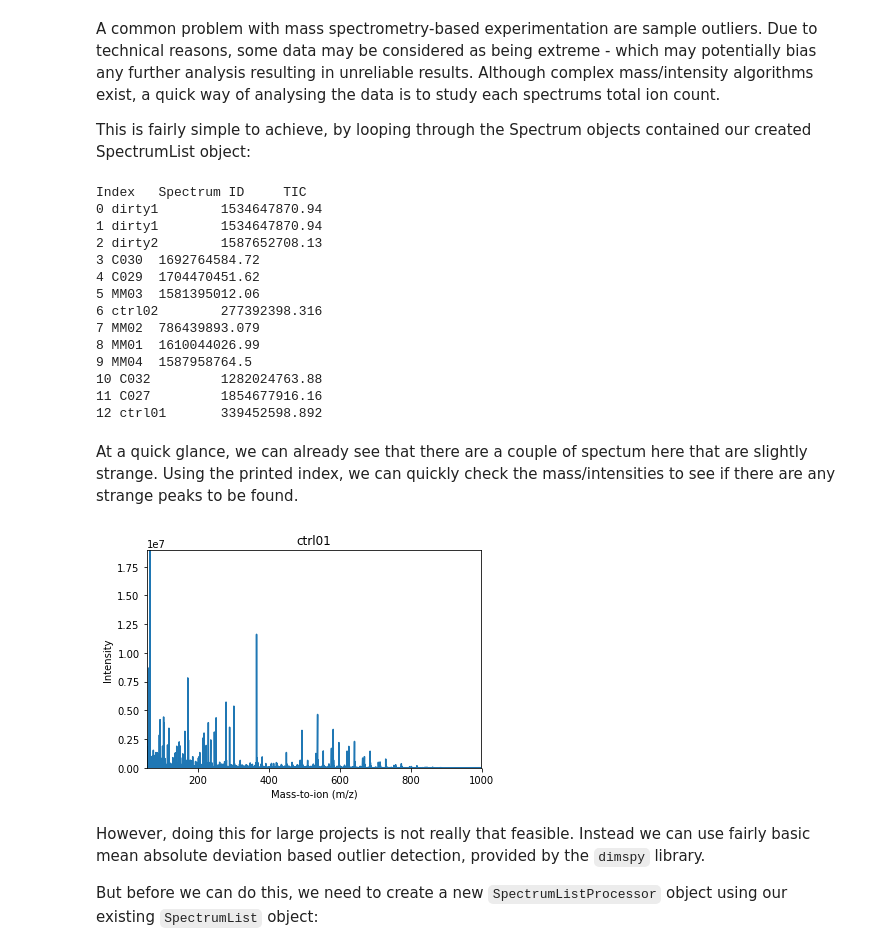
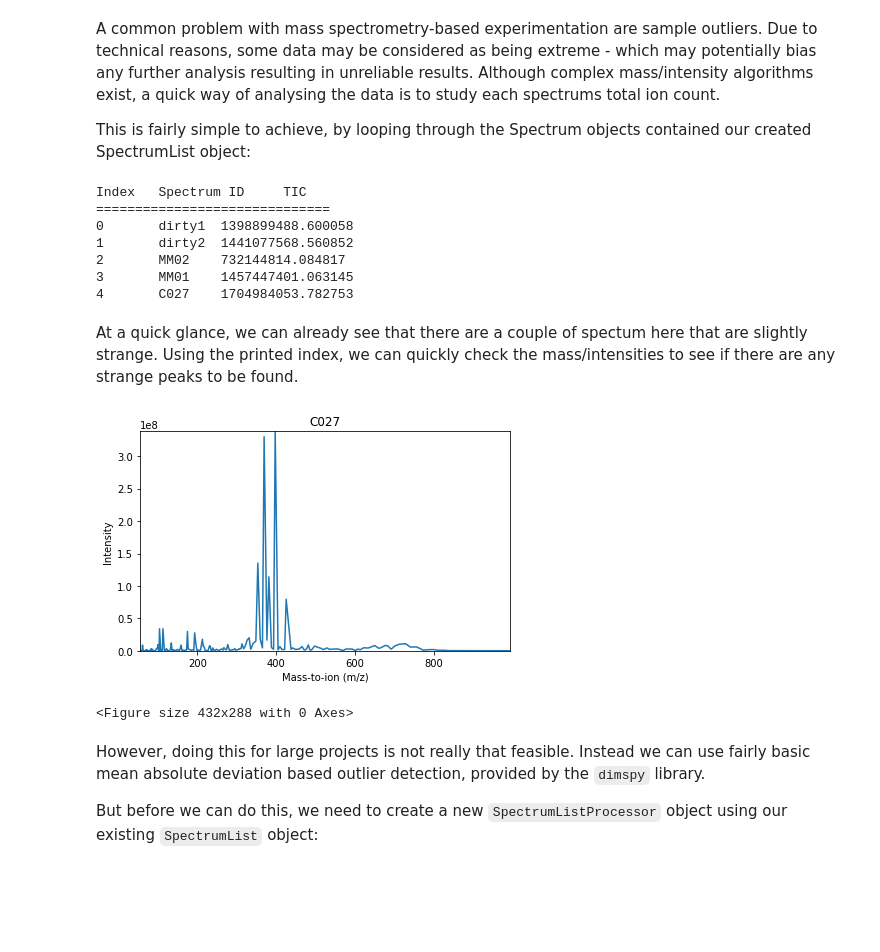
Before and after one commit to AberystwythSystemsBiology/DIMEpy, a Jupyter notebook: notebooks/High throughput processing of FIE-MS.ipynb, the cells around one changed output. Drawn from its saved outputs; the diff is of its cells as text; code cells hidden in the pictures; blank space fills up the shorter version.

````diff
--- a/notebooks/High throughput processing of FIE-MS.ipynb
+++ b/notebooks/High throughput processing of FIE-MS.ipynb
@@ -23,16 +22,16 @@ Now we can begin setting our basic variables:
 data_dir = "/home/keo7/Data/dimspy-example/"
 
 # The total number of threads to use for processing, 1 is the default.
-n_jobs = 16
+n_jobs = 8
 
 # The polarity you're interested in analysing.
 polarity = "positive"
 
 # The parameters fed in to the mzML -> raw values converter.
 processing_parameters = {
-    "MS1 Precision" : 5e-6, # Precision of MS1 runs.
-    "MSn Precision" : 5e-6, # Precision of MSn runs.
-    "Measured Precision" : 5e-6, # Precision of loaded spectrum.
+    "MS1 Precision" : 1e-3, # Precision of MS1 runs.
+    "MSn Precision" : 1e-3, # Precision of MSn runs.
+    "Measured Precision" : 1e-3, # Precision of loaded spectrum.
     "Scan Range" : "apex", # "apex" identifies and limits the read scans to "likely sample".
     "Peak Type" : "peaks" # whether you want the raw peaks, or make use of centroid-aided peak detection.
 }
@@ -62,27 +50,21 @@
 # %%
 # Creating an injection_order dictonary, containing the file name and injection order.
 injection_order = {
-    "C029" : 1,
-    "MM02" : 2,
-    "C030" : 3,
-    "MM03" : 4,
-    "ctrl02" : 5,
-    "ctrl01": 6,
-    "MM04" : 7,
-    "C027" : 8,
-    "C032" : 9,
-    "MM01" : 10,
-    "dirty1" : 11,
-    "dirty2" : 12
+    "MM02.mzML" : 2,
+    "C027.mzML" : 8,
+    "MM01.mzML" : 10,
+    "dirty1.mzML" : 11,
+    "dirty2.mzML" : 12
 }
 
 # Looping through the files found in the given data directory.
-for file in os.listdir(data_dir):
+for fn in os.listdir(data_dir):
+    print "Processing %s..." %fn
     # Creating a new spectrum object using the parameters we set earlier.
-    spectrum = dimspy.Spectrum(os.path.join(data_dir, file),
+    spectrum = dimspy.Spectrum(os.path.join(data_dir, fn),
                               polarity=polarity,
                               parameters=processing_parameters,
-                              # Splitting the filename by extension (".").
-                              injection_order=injection_order[file.split(".")[0]])
+                              # Stripping the filename by extension (".mzML").
+                              injection_order=injection_order[fn])
     # Adding the spectrum to our SpectrumList object.
     spectrum_list.append(spectrum)
@@ -111,30 +91,24 @@ A common problem with mass spectrometry-based experimentation are sample outlier
 
 This is fairly simple to achieve, by looping through the Spectrum objects contained our created SpectrumList object:
 # %%
-print "Index\tSpectrum ID\tTIC"
+print "Index\tSpectrum ID\tTIC\n=============================="
 for index, spectrum in enumerate(spectrum_list.to_list()):
-    print index, spectrum.id, "\t", sum(spectrum.intensities)
+    print "%i\t%s\t%f" % (index, spectrum.id, sum(spectrum.intensities))
 # %% [output]
 Index   Spectrum ID     TIC
-0 dirty1        1534647870.94
-1 dirty1        1534647870.94
-2 dirty2        1587652708.13
-3 C030  1692764584.72
-4 C029  1704470451.62
-5 MM03  1581395012.06
-6 ctrl02        277392398.316
-7 MM02  786439893.079
-8 MM01  1610044026.99
-9 MM04  1587958764.5
-10 C032         1282024763.88
-11 C027         1854677916.16
-12 ctrl01       339452598.892
+==============================
+0       dirty1  1398899488.600058
+1       dirty2  1441077568.560852
+2       MM02    732144814.084817
+3       MM01    1457447401.063145
+4       C027    1704984053.782753
 # %% [markdown]
 At a quick glance, we can already see that there are a couple of spectum here that are slightly strange. Using the printed index, we can quickly check the mass/intensities to see if there are any strange peaks to be found.
 # %%
-spectrum_list.to_list()[12].plot(scaled=False)
+spectrum_list.to_list()[4].plot(scaled=False)
 # %% [output]
-[figure, old version]
+[figure, new version]
+<Figure size 432x288 with 0 Axes>
 # %% [markdown]
 However, doing this for large projects is not really that feasible. Instead we can use fairly basic mean absolute deviation based outlier detection, provided by the ```dimspy``` library.
 
````
Also changed, not shown: parts of 12 cells of this notebook, 2 other files.
